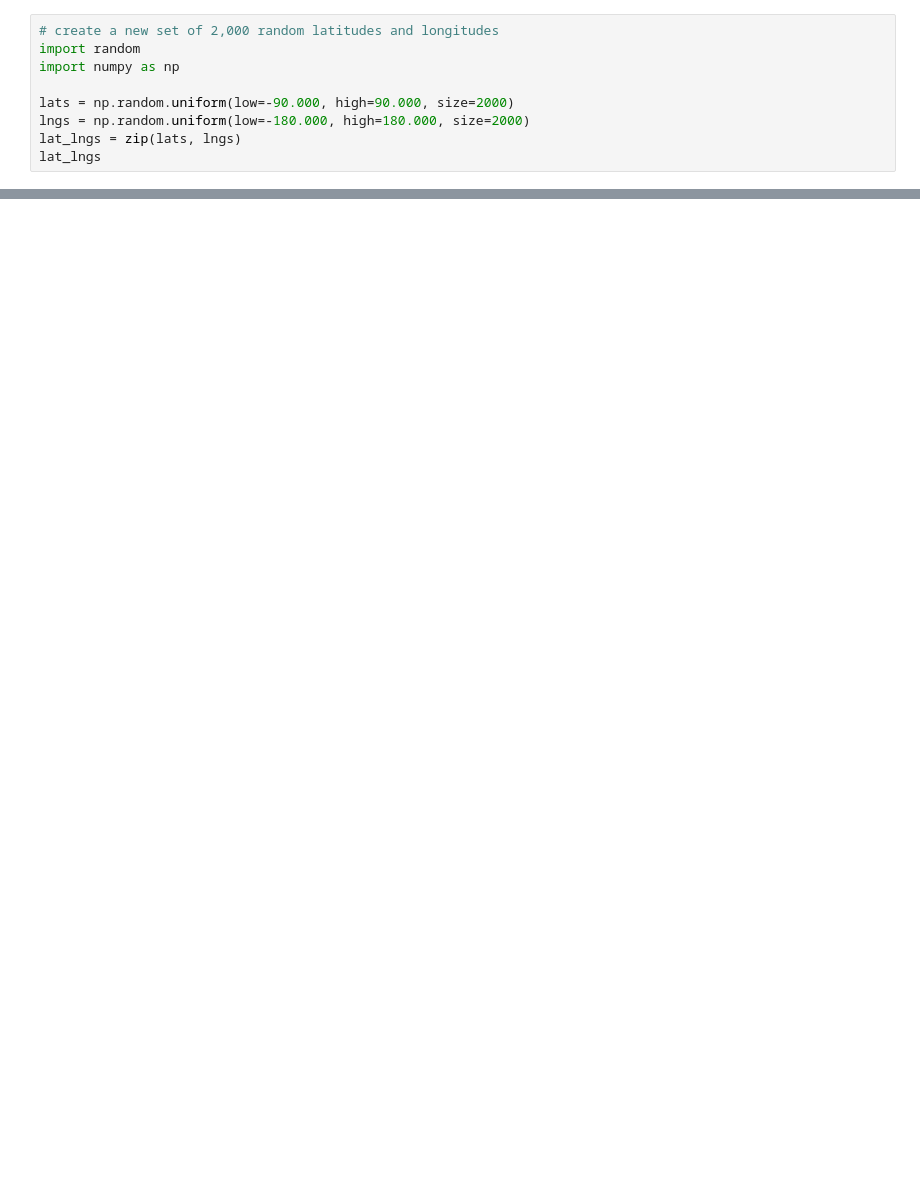
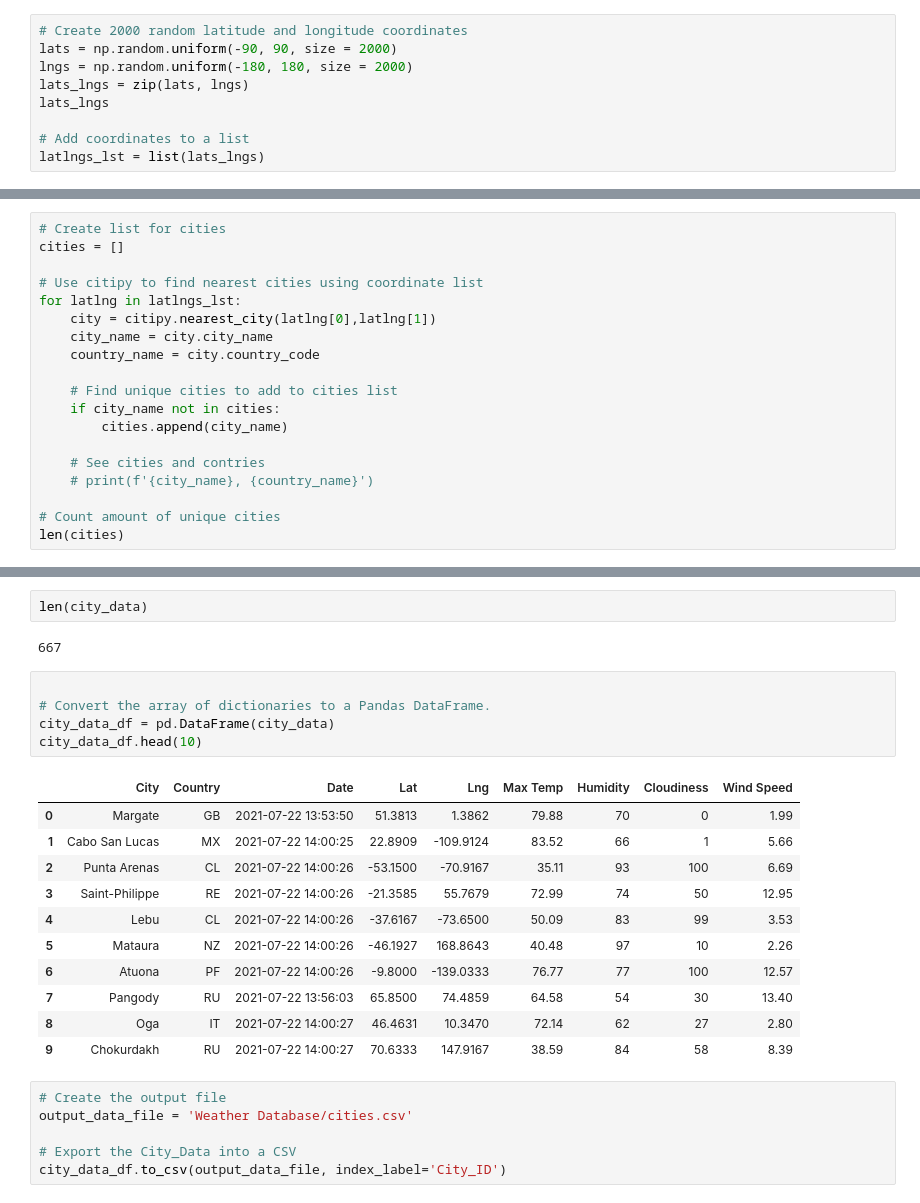
Before and after one commit to iliarafa/World_Weather_Analysis, a Jupyter notebook: Weather_Database.ipynb, the cells around one changed output, grey strips where cells are left out. Saved outputs shown, nothing was run; the diff lists cells and outputs as text; blank space fills up the shorter version.

Commit message:
weather_data_complete

```diff
--- a/Weather_Database.ipynb
+++ b/Weather_Database.ipynb
@@ -1,9 +27,9 @@
 # %%
-# create a new set of 2,000 random latitudes and longitudes
-import random
-import numpy as np
+# Create 2000 random latitude and longitude coordinates
+lats = np.random.uniform(-90, 90, size = 2000)
+lngs = np.random.uniform(-180, 180, size = 2000)
+lats_lngs = zip(lats, lngs)
+lats_lngs
 
-lats = np.random.uniform(low=-90.000, high=90.000, size=2000)
-lngs = np.random.uniform(low=-180.000, high=180.000, size=2000)
-lat_lngs = zip(lats, lngs)
-lat_lngs
+# Add coordinates to a list
+latlngs_lst = list(lats_lngs)
@@ -32,0 +36,19 @@ for latlung in lat_lngs:
+# %%
+# Create list for cities
+cities = []
+
+# Use citipy to find nearest cities using coordinate list
+for latlng in latlngs_lst:
+    city = citipy.nearest_city(latlng[0],latlng[1])
+    city_name = city.city_name
+    country_name = city.country_code
+
+    # Find unique cities to add to cities list
+    if city_name not in cities:
+        cities.append(city_name)
+
+    # See cities and contries
+    # print(f'{city_name}, {country_name}')
+
+# Count amount of unique cities
+len(cities)
@@ -32,0 +130,27 @@ for latlung in lat_lngs:
+# %%
+len(city_data)
+# %% [output]
+667
+# %%
+
+# Convert the array of dictionaries to a Pandas DataFrame.
+city_data_df = pd.DataFrame(city_data)
+city_data_df.head(10)
+# %% [output]
+|  | City | Country | Date | Lat | Lng | Max Temp | Humidity | Cloudiness | Wind Speed |
+| 0 | Margate | GB | 2021-07-22 13:53:50 | 51.3813 | 1.3862 | 79.88 | 70 | 0 | 1.99 |
+| 1 | Cabo San Lucas | MX | 2021-07-22 14:00:25 | 22.8909 | -109.9124 | 83.52 | 66 | 1 | 5.66 |
+| 2 | Punta Arenas | CL | 2021-07-22 14:00:26 | -53.1500 | -70.9167 | 35.11 | 93 | 100 | 6.69 |
+| 3 | Saint-Philippe | RE | 2021-07-22 14:00:26 | -21.3585 | 55.7679 | 72.99 | 74 | 50 | 12.95 |
+| 4 | Lebu | CL | 2021-07-22 14:00:26 | -37.6167 | -73.6500 | 50.09 | 83 | 99 | 3.53 |
+| 5 | Mataura | NZ | 2021-07-22 14:00:26 | -46.1927 | 168.8643 | 40.48 | 97 | 10 | 2.26 |
+| 6 | Atuona | PF | 2021-07-22 14:00:26 | -9.8000 | -139.0333 | 76.77 | 77 | 100 | 12.57 |
+| 7 | Pangody | RU | 2021-07-22 13:56:03 | 65.8500 | 74.4859 | 64.58 | 54 | 30 | 13.40 |
+| 8 | Oga | IT | 2021-07-22 14:00:27 | 46.4631 | 10.3470 | 72.14 | 62 | 27 | 2.80 |
+| 9 | Chokurdakh | RU | 2021-07-22 14:00:27 | 70.6333 | 147.9167 | 38.59 | 84 | 58 | 8.39 |
+# %%
+# Create the output file
+output_data_file = 'Weather Database/cities.csv'
+
+# Export the City_Data into a CSV
+city_data_df.to_csv(output_data_file, index_label='City_ID')
```
Also changed, not shown: parts of 6 cells of this notebook, 3 other files.
